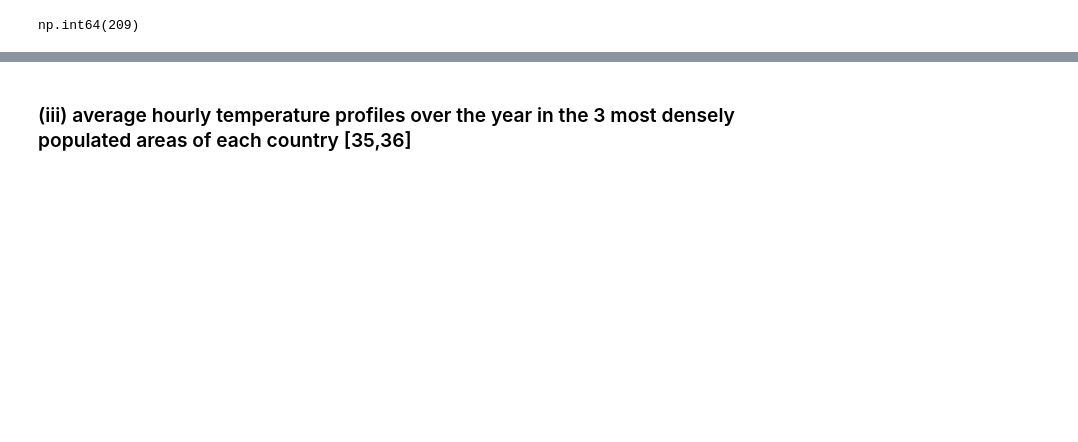
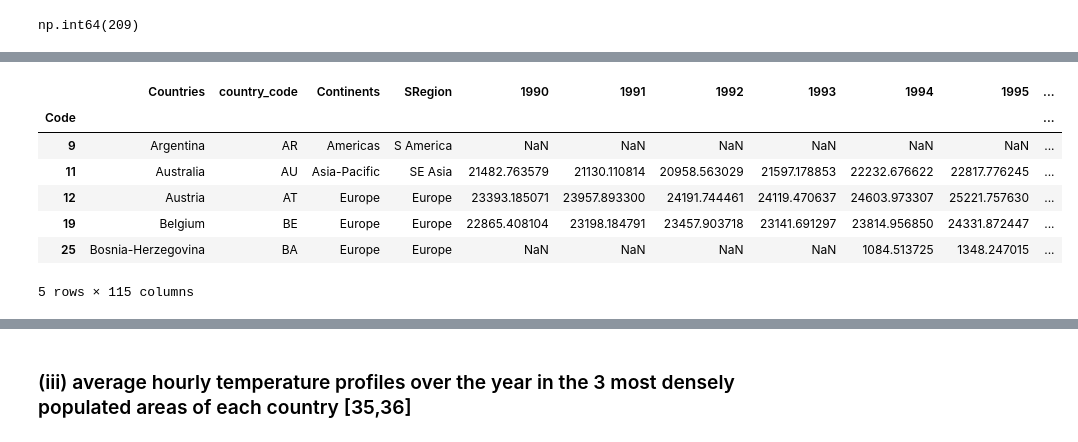
Before and after one commit to open-energy-transition/electric-demand-data, a Jupyter notebook: models/xgboost/XGBoost.ipynb, the cells around one changed output, grey strips where cells are left out. Saved outputs shown, nothing was run; the diff lists cells and outputs as text; code cells hidden in the pictures; blank space fills up the shorter version.

```diff
--- a/models/xgboost/XGBoost.ipynb
+++ b/models/xgboost/XGBoost.ipynb
@@ -123,7 +123,7 @@ def get_country_codes(country_names):
         country_codes.append(found_country_code)
     return country_codes
 # %%
-ElectricityPerCapita.insert(1, "country_code", get_country_codes(temp["Countries"]))
+ElectricityPerCapita.insert(1, "country_code", get_country_codes(ElectricityPerCapita["Countries"]))
 # %% [output]
 Not Found: Area under dispute
 Not Found: Bahamas. The
@@ -221,4 +235,4 @@ GDP_PPP[2015].count()
 # %% [output]
 np.int64(209)
 # %%
-GDP_PPP.loc[toktarova_indicies]
+GDP_PPP = GDP_PPP.loc[toktarova_indicies]
@@ -244,0 +239,13 @@ GDP_PPP.loc[toktarova_indicies]
+# %%
+GDP_PPP.insert(1, "country_code", ElectricityPerCapita["country_code"])
+# %%
+GDP_PPP.head()
+# %% [output]
+|  | Countries | country_code | Continents | SRegion | 1990 | 1991 | 1992 | 1993 | 1994 | 1995 | ... |
+| Code |  |  |  |  |  |  |  |  |  |  | ... |
+| 9 | Argentina | AR | Americas | S America | NaN | NaN | NaN | NaN | NaN | NaN | ... |
+| 11 | Australia | AU | Asia-Pacific | SE Asia | 21482.763579 | 21130.110814 | 20958.563029 | 21597.178853 | 22232.676622 | 22817.776245 | ... |
+| 12 | Austria | AT | Europe | Europe | 23393.185071 | 23957.893300 | 24191.744461 | 24119.470637 | 24603.973307 | 25221.757630 | ... |
+| 19 | Belgium | BE | Europe | Europe | 22865.408104 | 23198.184791 | 23457.903718 | 23141.691297 | 23814.956850 | 24331.872447 | ... |
+| 25 | Bosnia-Herzegovina | BA | Europe | Europe | NaN | NaN | NaN | NaN | 1084.513725 | 1348.247015 | ... |
+5 rows × 115 columns
```
Also changed, not shown: parts of 58 cells of this notebook.
